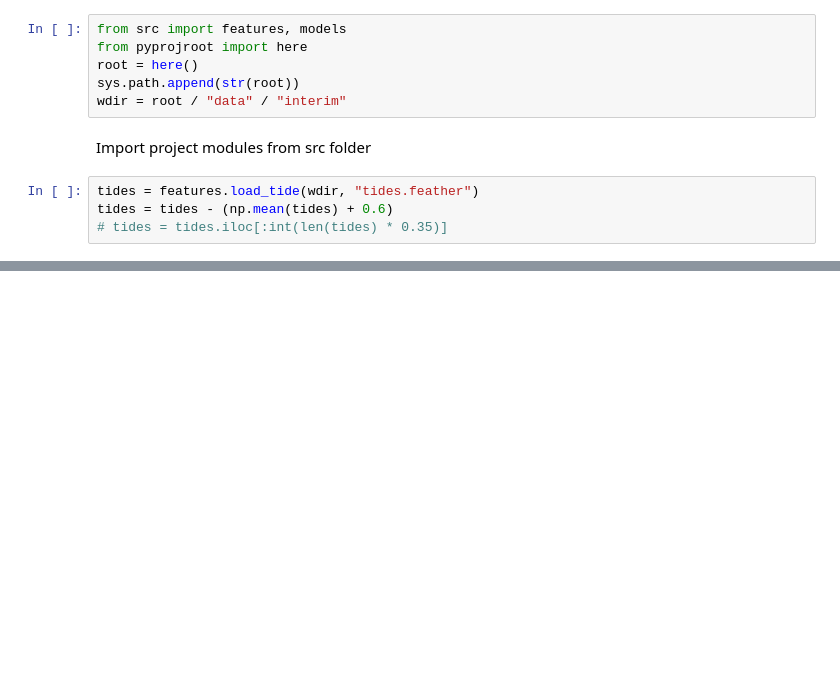
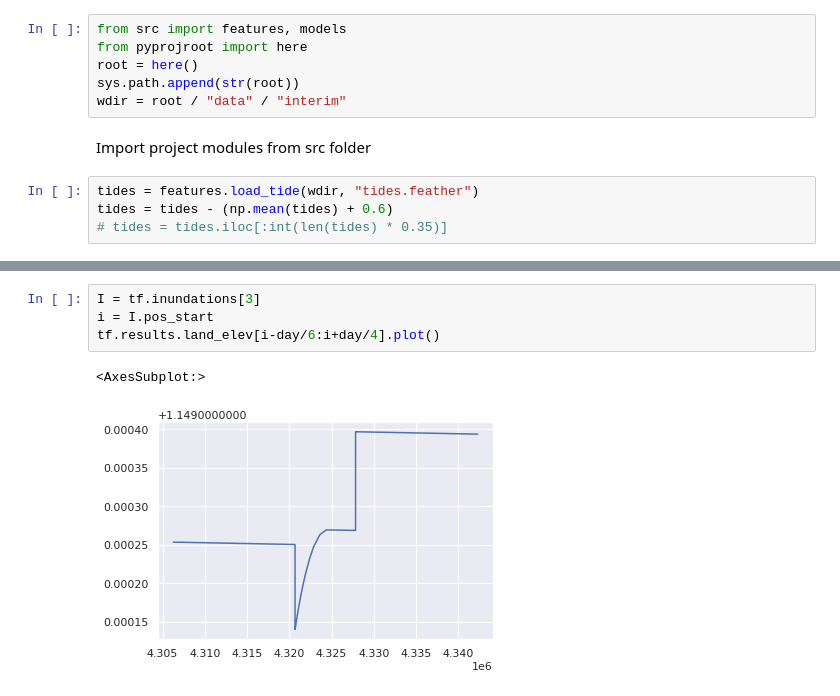
Before and after one commit to christasich/tidal_flat_0d, a Jupyter notebook: notebooks/6-cmt-sediment-model-OOP-rework.ipynb, the cells around one changed output, grey strips where cells are left out. Saved outputs shown, nothing was run; the diff lists cells and outputs as text; blank space fills up the shorter version.

```diff
--- a/notebooks/6-cmt-sediment-model-OOP-rework.ipynb
+++ b/notebooks/6-cmt-sediment-model-OOP-rework.ipynb
@@ -81,0 +74,7 @@ Mon May 17 17:43:18 2021    flat_stats
+# %%
+I = tf.inundations[3]
+i = I.pos_start
+tf.results.land_elev[i-day/6:i+day/4].plot()
+# %% [output]
+<AxesSubplot:>
+[figure, added]
```
Also changed, not shown: parts of 7 cells of this notebook, 3 other files.
